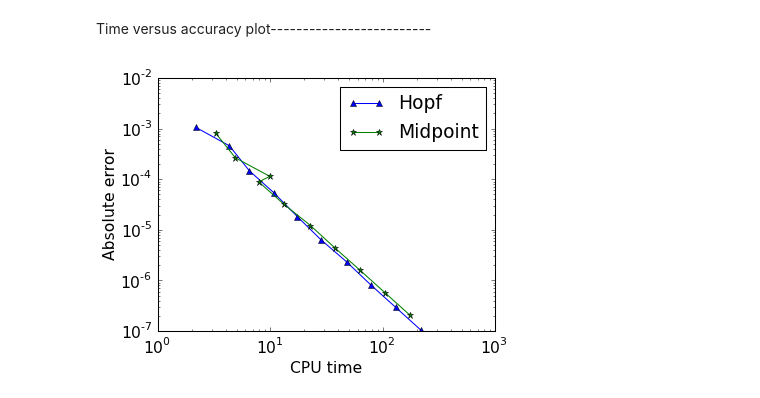
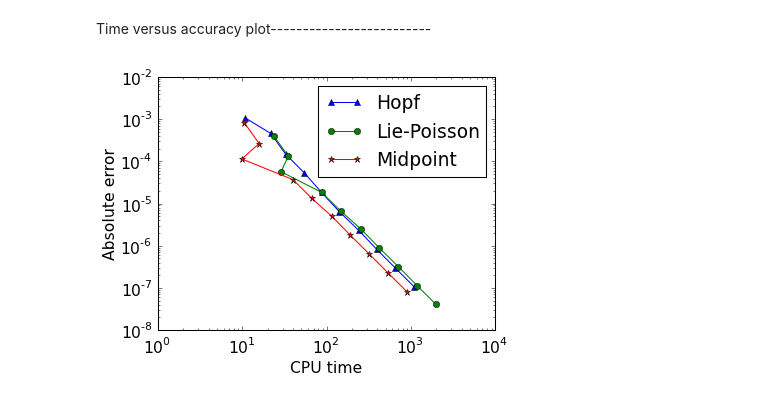
Before and after one commit to jvkersch/hopf-vortices, a Jupyter notebook: simulations/polvani_dritschel/Polvani-Dritschel (time vs. accuracy).ipynb, the cells around one changed output. Cells and saved outputs as stored; diff of their text form; code cells hidden in the pictures.

```diff
--- a/simulations/polvani_dritschel/Polvani-Dritschel (time vs. accuracy).ipynb
+++ b/simulations/polvani_dritschel/Polvani-Dritschel (time vs. accuracy).ipynb
@@ -27,8 +27,8 @@ Time versus accuracy plot-------------------------
 # %%
 import osdef compute_errors(filename):    tmp = np.empty(100)    errors =  []    cpu_times = []    for n, h in enumerate(logspace(-3, -1, 10)):         f = filename % n        if not os.path.exists(f):            continue                cpu_time, times, vortices = load_variables(f, ['time', 'times', 'vortices'])        x = vortices[:, 0, 0]            for k, t in enumerate(times):            tmp[k] = LA.norm(exact_solution(t, x0) - vortices[k, 0, :])                val = max(abs(tmp))        cpu_times.append(cpu_time)        errors.append(val)        return cpu_times, errors
 # %%
-times_hopf, errors_hopf = compute_errors('data/pd_timed_sphere_%d.mat')#steps_lp, errors_lp = compute_errors('data/pd_lp_order_%d.mat')times_mp, errors_mp = compute_errors('data/pd_timed_midpoint_%d.mat')
+times_hopf, errors_hopf = compute_errors('data/pd_timed_sphere_%d.mat')times_lp, errors_lp = compute_errors('data/pd_timed_lie-poisson_%d.mat')times_mp, errors_mp = compute_errors('data/pd_timed_midpoint_%d.mat')
 # %%
-fig = figure()ax = fig.add_subplot(111)loglog(times_hopf, errors_hopf, marker='^', label='Hopf')loglog(times_mp, errors_mp, marker='*', label='Midpoint')xlabel('CPU time')ylabel('Absolute error')legend(loc='best')savefig('pd-cputime-comparison.pdf')
+fig = figure()ax = fig.add_subplot(111)loglog(times_hopf, errors_hopf, marker='^', label='Hopf')loglog(times_lp, errors_lp, marker='o', label='Lie-Poisson')loglog(times_mp, errors_mp, marker='*', label='Midpoint')xlabel('CPU time')ylabel('Absolute error')legend(loc='best')savefig('pd-cputime-comparison.pdf')
 # %% [output]
-[figure, old version]
+[figure, new version]
```
Also changed, not shown: 1 other file.
